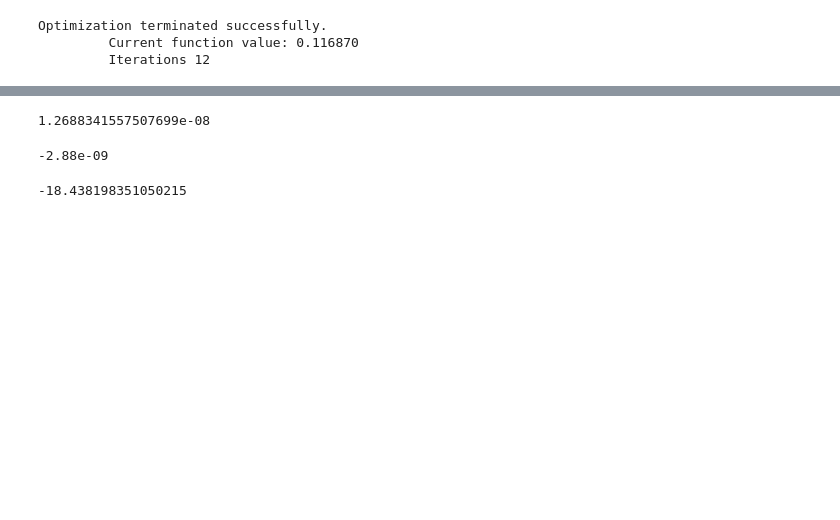
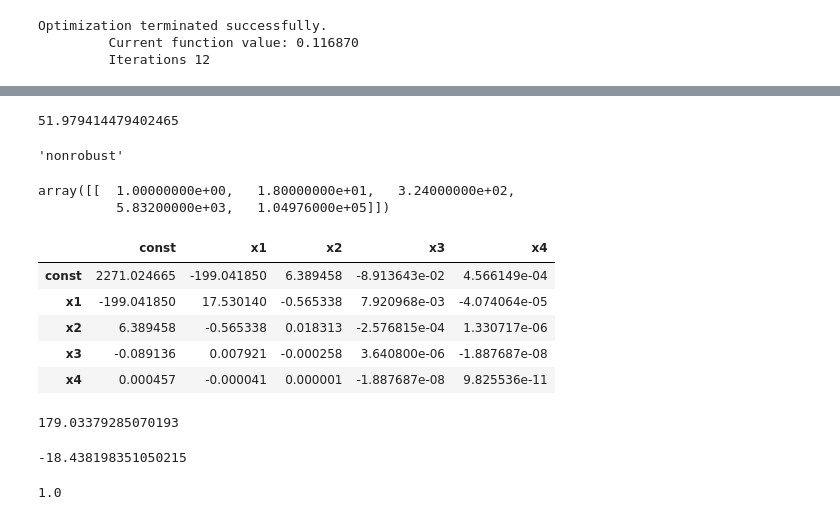
Before and after one commit to tsansom/islpy, a Jupyter notebook: notebooks/Chapter 7/Chapter 7 - Moving Beyond Linearity.ipynb, the cells around one changed output, grey strips where cells are left out. Saved outputs shown, nothing was run; the diff lists cells and outputs as text; code cells hidden in the pictures; blank space fills up the shorter version.

```diff
--- a/notebooks/Chapter 7/Chapter 7 - Moving Beyond Linearity.ipynb
+++ b/notebooks/Chapter 7/Chapter 7 - Moving Beyond Linearity.ipynb
@@ -187,0 +134,4 @@ array([  9.82634925e-09])
+# %%
+std_err.sum()
+# %% [output]
+51.979414479402465
@@ -188,12 +143,32 @@ array([  9.82634925e-09])
+# %%
+logit.cov_type
+# %% [output]
+'nonrobust'
+# %%
+age18
+# %% [output]
+array([[  1.00000000e+00,   1.80000000e+01,   3.24000000e+02,
+          5.83200000e+03,   1.04976000e+05]])
+# %%
+logit_cov = logit.cov_params()
+# %%
+logit_cov
+# %% [output]
+|  | const | x1 | x2 | x3 | x4 |
+| const | 2271.024665 | -199.041850 | 6.389458 | -8.913643e-02 | 4.566149e-04 |
+| x1 | -199.041850 | 17.530140 | -0.565338 | 7.920968e-03 | -4.074064e-05 |
+| x2 | 6.389458 | -0.565338 | 0.018313 | -2.576815e-04 | 1.330717e-06 |
+| x3 | -0.089136 | 0.007921 | -0.000258 | 3.640800e-06 | -1.887687e-08 |
+| x4 | 0.000457 | -0.000041 | 0.000001 | -1.887687e-08 | 9.825536e-11 |
+# %%
+(std_err * age18).sum()
+# %% [output]
+179.03379285070193
+# %%
+(age18 * logit.params.values).sum()
+# %% [output]
+-18.438198351050215
 # %%
-1 / (1 + np.exp(18.18258224))
+1/(1+np.exp(-179))
 # %% [output]
-1.2688341557507699e-08
+1.0
-# %%
-9.82e-9 - 1.27e-8
-# %% [output]
--2.88e-09
-# %%
-np.dot(logit.params.values, age[0, :])
-# %% [output]
--18.438198351050215
```
Also changed, not shown: parts of 37 cells of this notebook.
